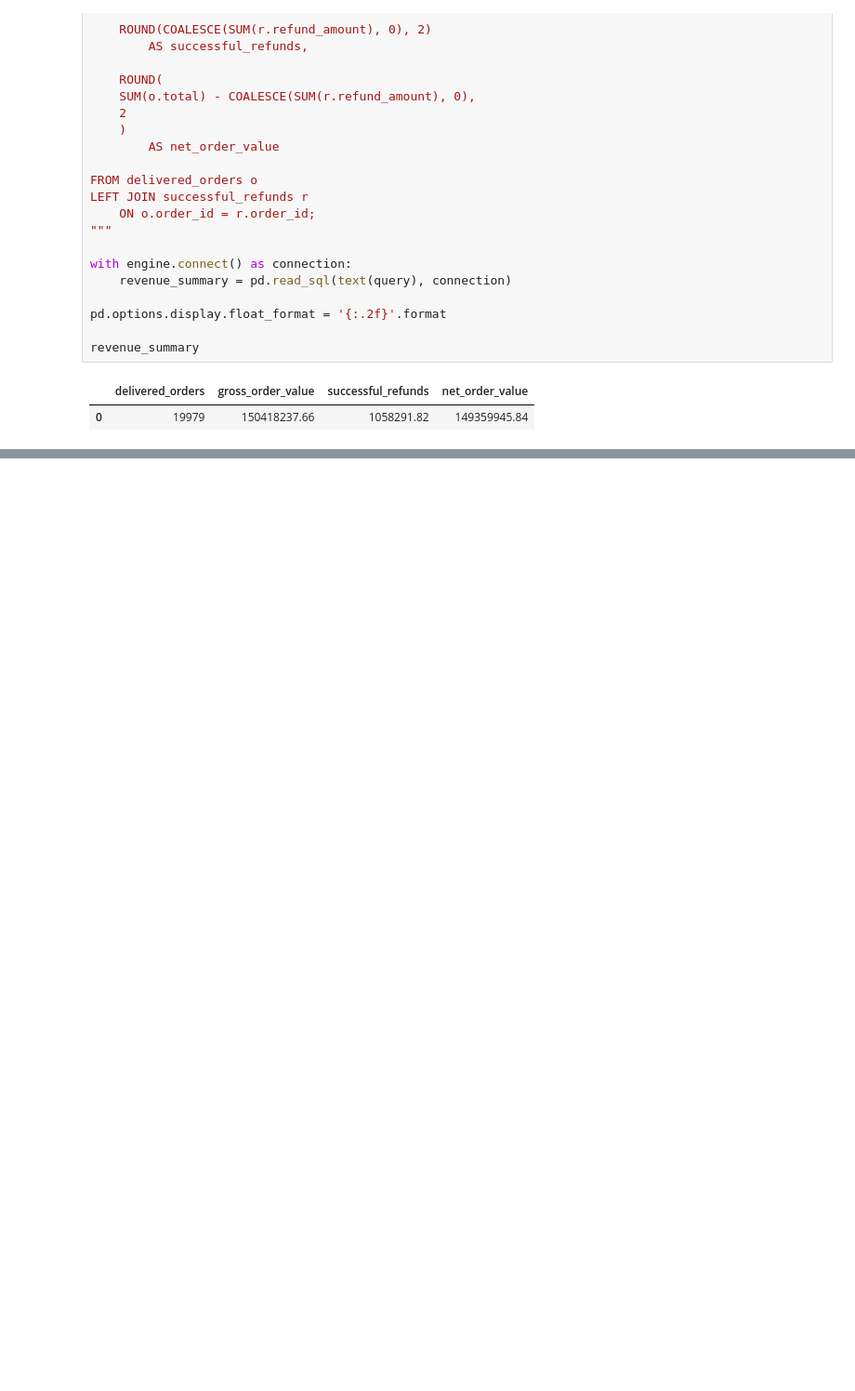
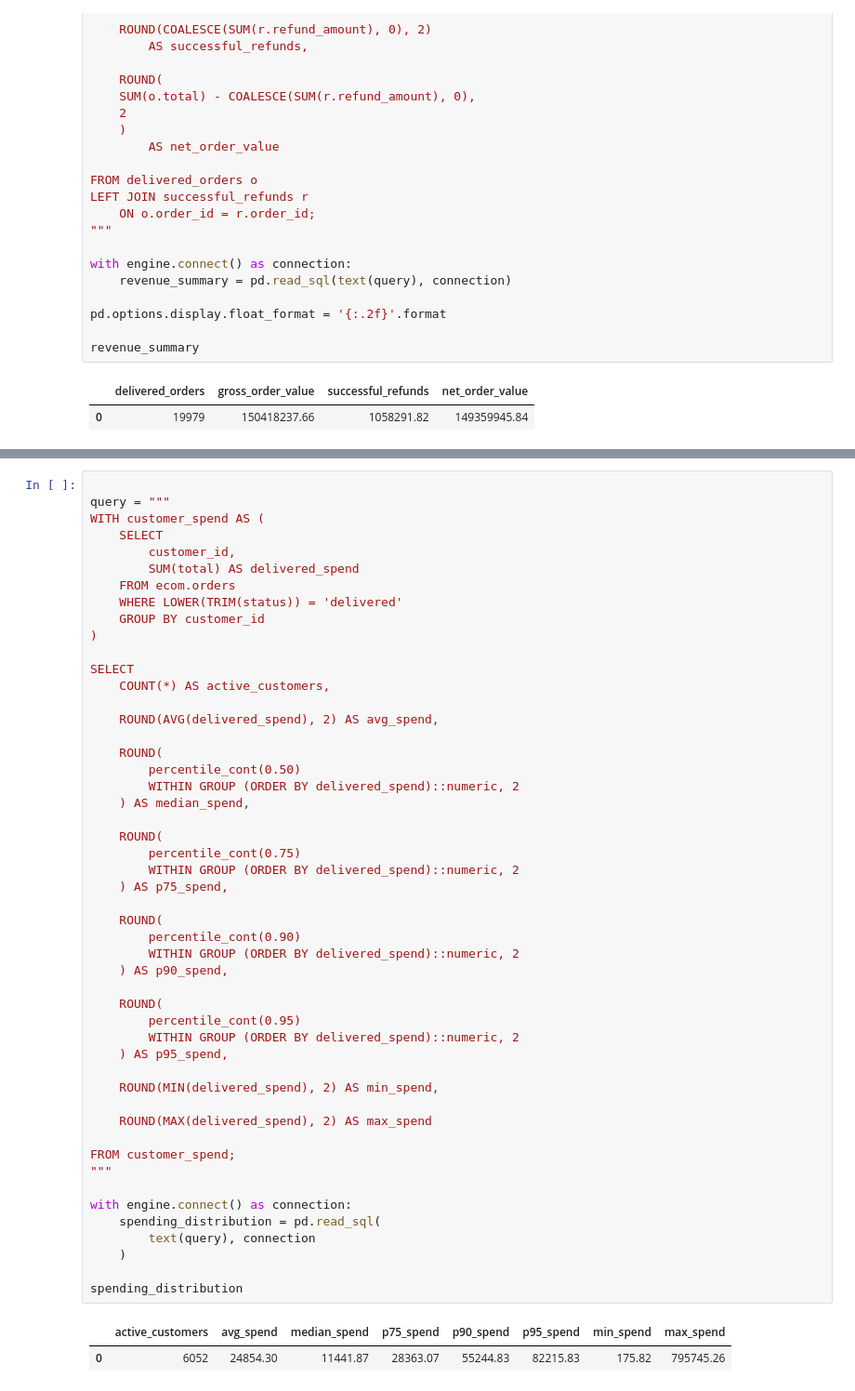
Before and after one commit to neharika/rfm-customer-segmentation, a Jupyter notebook: notebooks/01_exploration.ipynb, the cells around one changed output, grey strips where cells are left out. Shown at 93% size. Saved outputs shown, nothing was run; the diff lists cells and outputs as text; blank space fills up the shorter version.

```diff
--- a/notebooks/01_exploration.ipynb
+++ b/notebooks/01_exploration.ipynb
@@ -316,0 +383,53 @@ revenue_summary
+# %%
+
+query = """
+WITH customer_spend AS (
+    SELECT
+        customer_id,
+        SUM(total) AS delivered_spend
+    FROM ecom.orders
+    WHERE LOWER(TRIM(status)) = 'delivered'
+    GROUP BY customer_id
+)
+
+SELECT
+    COUNT(*) AS active_customers,
+
+    ROUND(AVG(delivered_spend), 2) AS avg_spend,
+
+    ROUND(
+        percentile_cont(0.50)
+        WITHIN GROUP (ORDER BY delivered_spend)::numeric, 2
+    ) AS median_spend,
+
+    ROUND(
+        percentile_cont(0.75)
+        WITHIN GROUP (ORDER BY delivered_spend)::numeric, 2
+    ) AS p75_spend,
+
+    ROUND(
+        percentile_cont(0.90)
+        WITHIN GROUP (ORDER BY delivered_spend)::numeric, 2
+    ) AS p90_spend,
+
+    ROUND(
+        percentile_cont(0.95)
+        WITHIN GROUP (ORDER BY delivered_spend)::numeric, 2
+    ) AS p95_spend,
+
+    ROUND(MIN(delivered_spend), 2) AS min_spend,
+
+    ROUND(MAX(delivered_spend), 2) AS max_spend
+
+FROM customer_spend;
+"""
+
+with engine.connect() as connection:
+    spending_distribution = pd.read_sql(
+        text(query), connection
+    )
+
+spending_distribution
+# %% [output]
+|  | active_customers | avg_spend | median_spend | p75_spend | p90_spend | p95_spend | min_spend | max_spend |
+| 0 | 6052 | 24854.30 | 11441.87 | 28363.07 | 55244.83 | 82215.83 | 175.82 | 795745.26 |
```
Also changed, not shown: parts of 7 cells of this notebook, 3 other files.
